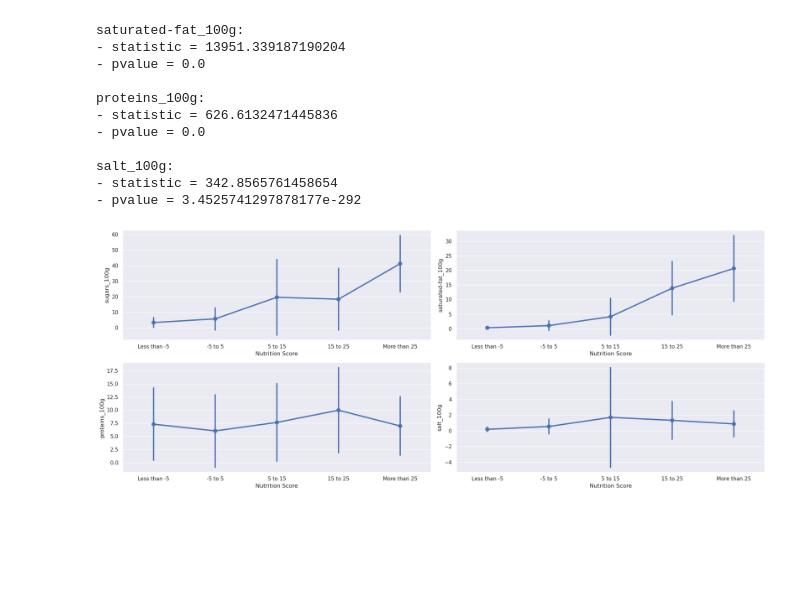
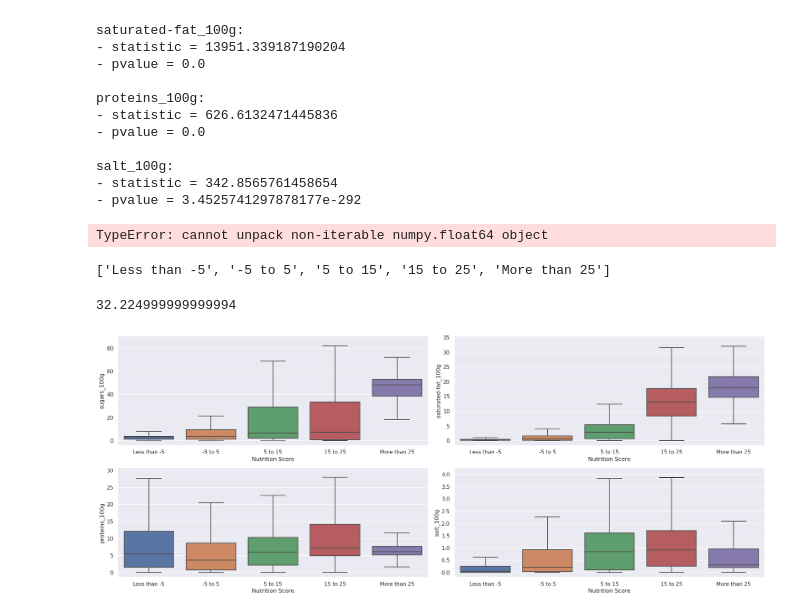
Before and after one commit to vicmcl/open_food_facts, a Jupyter notebook: src/notebook.ipynb, the cells around one changed output. Drawn from its saved outputs; the diff is of its cells as text; code cells hidden in the pictures; blank space fills up the shorter version.

Commit message:
ANOVA Boxplots

```diff
--- a/src/notebook.ipynb
+++ b/src/notebook.ipynb
@@ -178,8 +154,8 @@ class OutlierToNaN(BaseEstimator, TransformerMixin):
         X_copy = X.copy()
         if self.iqr:
             q1, q3 = np.percentile(X, [25, 75])
-            lower_bound = 2.5 * q1 - 1.5 * q3
-            upper_bound = 2.5 * q3 - 1.5 * q1
+            lower_bound = q1 - 1.5 * (q3 - q1)
+            upper_bound = q3 + 1.5 * (q3 - q1)
             X_copy[X < lower_bound] = np.nan
             X_copy[X > upper_bound] = np.nan
         elif str(X.dtype).startswith('float'):
@@ -406,15 +382,13 @@ occurences(selected_data, list_cat)
 # %% [output]
 [figure]
 # %%
-numerical_feats = ["sugars_100g", "saturated-fat_100g", "proteins_100g", "salt_100g"]
-
 numerical_data_100g = {
     label: selected_data[label][
         ~selected_data[label].isna()
         & (selected_data[label] < 100)
         & (selected_data[label] > 0)
     ]
-    for label in numerical_feats
+    for label in ["sugars_100g", "saturated-fat_100g", "proteins_100g", "salt_100g"]
 }
 # %%
 bounded_energy = selected_data["energy_100g"][
@@ -692,15 +665,38 @@ proteins_100g:
 salt_100g:
 - statistic = 342.8565761458654
 - pvalue = 3.4525741297878177e-292
+# %%
+[[q1, q3] for  (q1, q3) in np.percentile(dict_groups['saturated-fat_100g']['Less than -5'].dropna(), [25, 75])]
+# %% [output]
+TypeError: cannot unpack non-iterable numpy.float64 object
+# %%
+[score for score in dict_groups['saturated-fat_100g']]
+# %% [output]
+['Less than -5', '-5 to 5', '5 to 15', '15 to 25', 'More than 25']
+# %%
+max(dict_groups['saturated-fat_100g'].quantile(0.75) + 1.5 * (dict_groups['saturated-fat_100g'].quantile(0.75) - dict_groups['saturated-fat_100g'].quantile(0.25)))
+# %% [output]
+32.224999999999994
 # %%
 fig = plt.figure(figsize=(20,8))
 
 for i, key in enumerate(dict_groups):
     fig.add_subplot(2, 2, i+1)
-    sns.pointplot(data=dict_groups[key], errorbar='sd')
+
+    data_100g_per_group = dict_groups[key]
+    sns.boxplot(data=data_100g_per_group, showfliers=False)
+    upper_boxplot_bounds = (
+        data_100g_per_group.quantile(0.75) + 1.5 * (
+            data_100g_per_group.quantile(0.75)
+            - data_100g_per_group.quantile(0.25)
+        )
+    )
+
     plt.xlabel('Nutrition Score')
+    plt.ylim(ymax= 1.1 * max(upper_boxplot_bounds))
     plt.ylabel(key)
+
 plt.tight_layout()
 plt.show()
 # %% [output]
-[figure, old version]
+[figure, new version]
```
Also changed, not shown: parts of 6 cells of this notebook.
